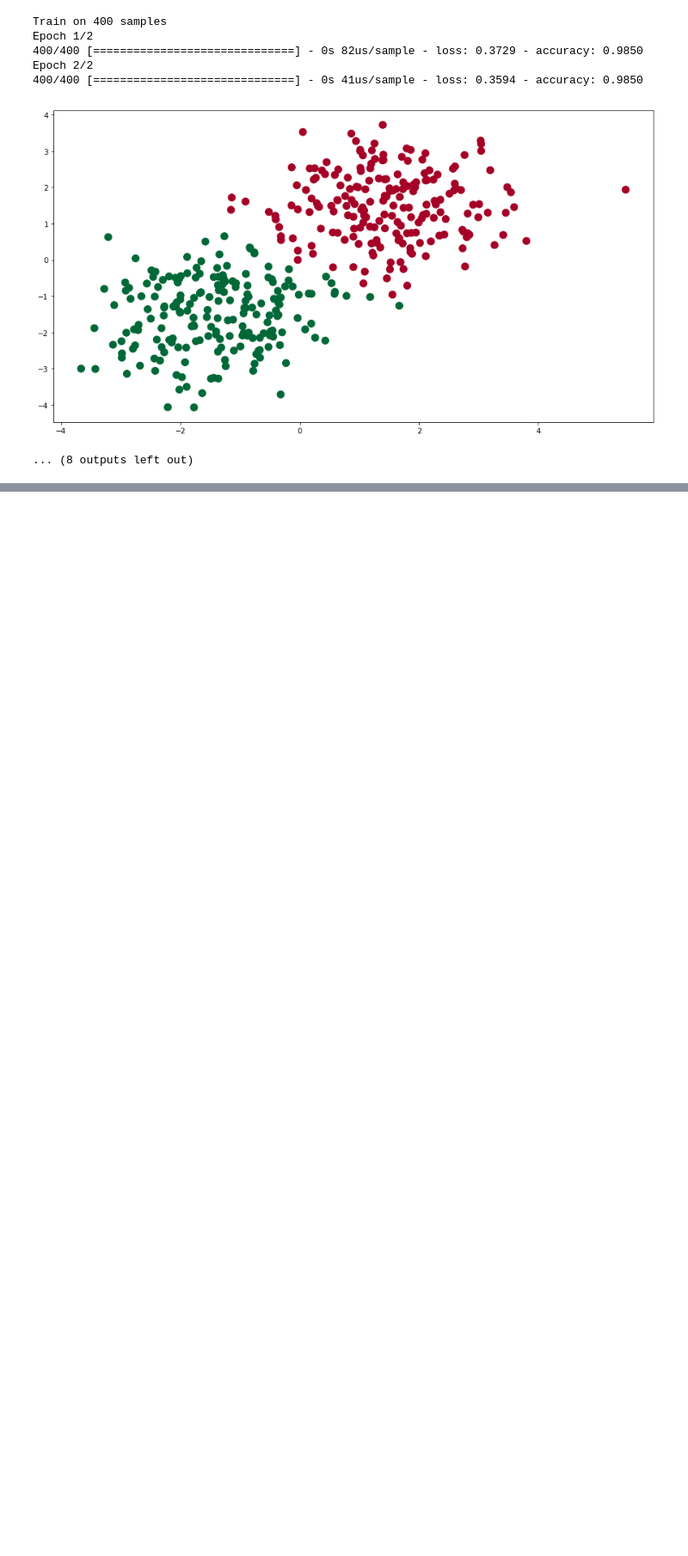
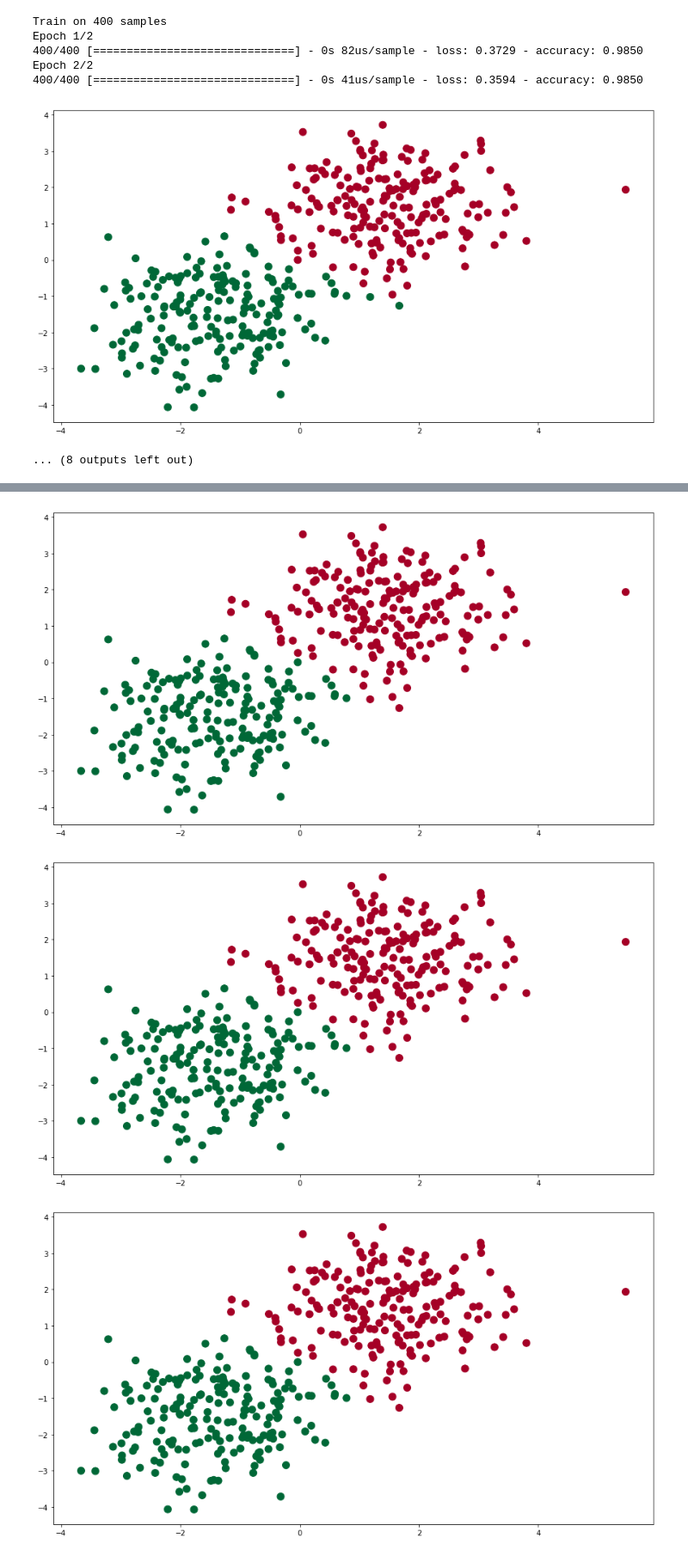
Before and after one commit to MarcoXM/ComputerVision, a Jupyter notebook: How_to_use_tensorflow_2_0.ipynb, the cells around one changed output, grey strips where cells are left out. Shown at 86% size. Cells and saved outputs as stored; diff of their text form; code cells hidden in the pictures; blank space fills up the shorter version.

```diff
--- a/How_to_use_tensorflow_2_0.ipynb
+++ b/How_to_use_tensorflow_2_0.ipynb
@@ -157,0 +182,31 @@ Epoch 2/2
+# %%
+### Data to tensor
+x_tensor = tf.cast(x,dtype=tf.float32)
+y_tensor = tf.cast(y,dtype=tf.float32)
+
+### Parameters initial
+w = tf.Variable([[0.1],[-0.1]],dtype=tf.float32)
+b = tf.Variable(0.1,dtype=tf.float32)
+# %%
+def model(w,x_tensor,b):
+    return keras.activations.sigmoid(tf.matmul(x_tensor,w) + b)
+
+def loss_function(w,x,b,target = y_tensor):
+    y_pred = model(w,x,b)
+    return keras.losses.binary_crossentropy(target,y_pred)
+
+opt = keras.optimizers.SGD()
+
+for j in range(100):
+    opt.minimize(lambda: loss_function(w,x_tensor,b,y_tensor), var_list=[w,b])
+    if j%20 == 0:
+
+        y_pro = model(w,x_tensor,b).numpy()
+        y_pred = [1 if i >0.5 else 0 for i in y_pro]
+        plt.figure(figsize=(15,8))
+        plt.scatter(x_tensor.numpy()[:, 0], x_tensor.numpy()[:, 1], c=y_pred, s=100, cmap='RdYlGn')
+        plt.show()
+# %% [output]
+[figure, added]
+[figure, added]
+[figure, added]
```
Also changed, not shown: parts of 5 cells of this notebook.
